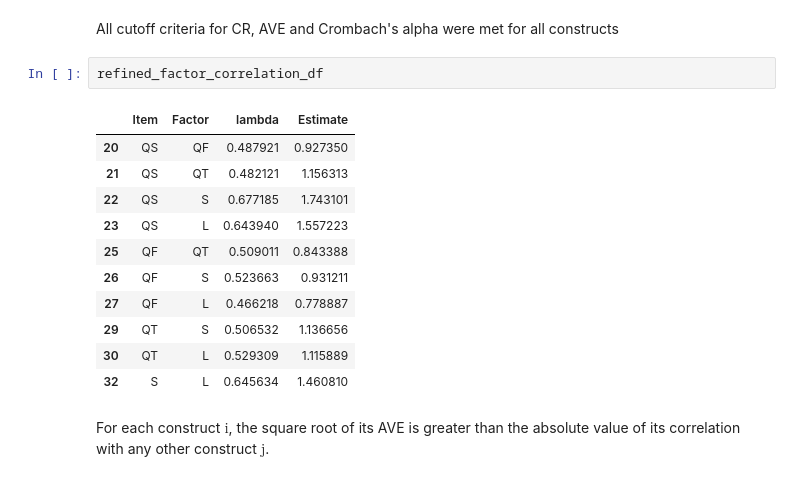
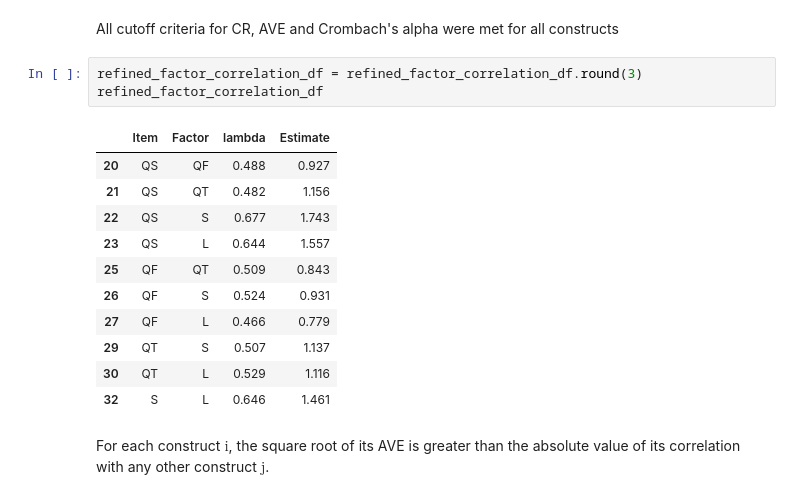
Before and after one commit to VictorValar/python-structural-equation-modeling-guide, a Jupyter notebook: practice 1/practice_1.ipynb, the cells around one changed output. Drawn from its saved outputs; the diff is of its cells as text.

```diff
--- a/practice 1/practice_1.ipynb
+++ b/practice 1/practice_1.ipynb
@@ -566,19 +574,20 @@ construct_validity_df
 # %% [markdown]
 All cutoff criteria for CR, AVE and Crombach's alpha were met for all constructs
 # %%
+refined_factor_correlation_df = refined_factor_correlation_df.round(3)
 refined_factor_correlation_df
 # %% [output]
 |  | Item | Factor | lambda | Estimate |
-| 20 | QS | QF | 0.487921 | 0.927350 |
-| 21 | QS | QT | 0.482121 | 1.156313 |
-| 22 | QS | S | 0.677185 | 1.743101 |
-| 23 | QS | L | 0.643940 | 1.557223 |
-| 25 | QF | QT | 0.509011 | 0.843388 |
-| 26 | QF | S | 0.523663 | 0.931211 |
-| 27 | QF | L | 0.466218 | 0.778887 |
-| 29 | QT | S | 0.506532 | 1.136656 |
-| 30 | QT | L | 0.529309 | 1.115889 |
-| 32 | S | L | 0.645634 | 1.460810 |
+| 20 | QS | QF | 0.488 | 0.927 |
+| 21 | QS | QT | 0.482 | 1.156 |
+| 22 | QS | S | 0.677 | 1.743 |
+| 23 | QS | L | 0.644 | 1.557 |
+| 25 | QF | QT | 0.509 | 0.843 |
+| 26 | QF | S | 0.524 | 0.931 |
+| 27 | QF | L | 0.466 | 0.779 |
+| 29 | QT | S | 0.507 | 1.137 |
+| 30 | QT | L | 0.529 | 1.116 |
+| 32 | S | L | 0.646 | 1.461 |
 # %% [markdown]
 For each construct $\text{i}$,
 the square root of its AVE is greater than the absolute value of its correlation with any other construct $\text{j}$.
```
Also changed, not shown: parts of 8 cells of this notebook, 3 other files.
